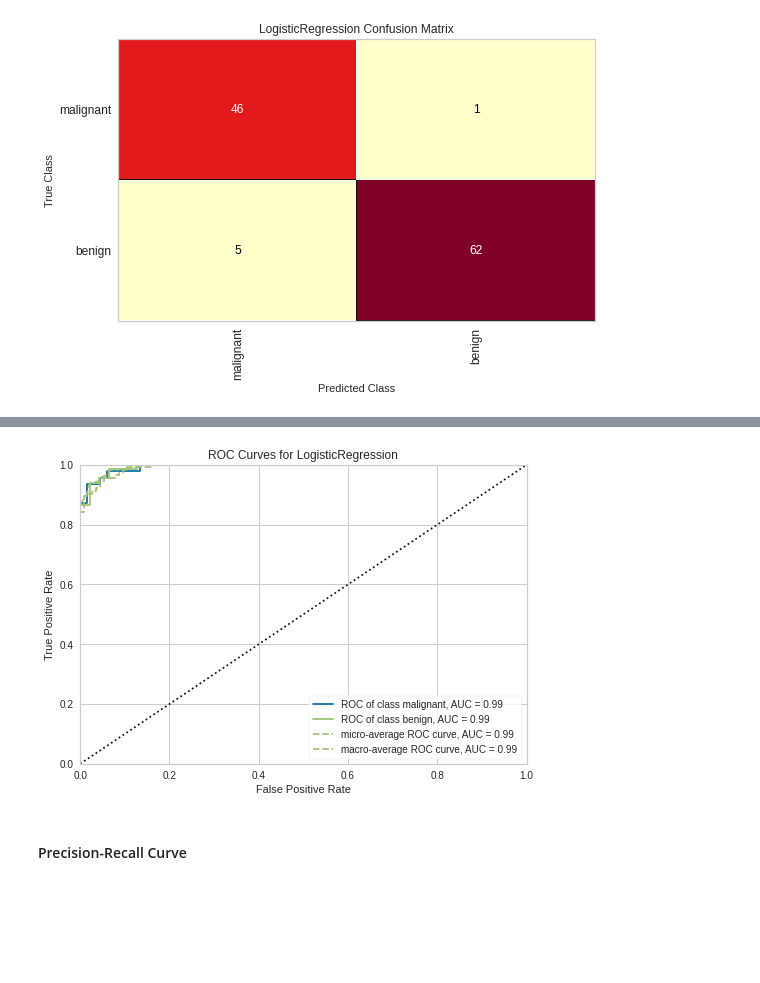
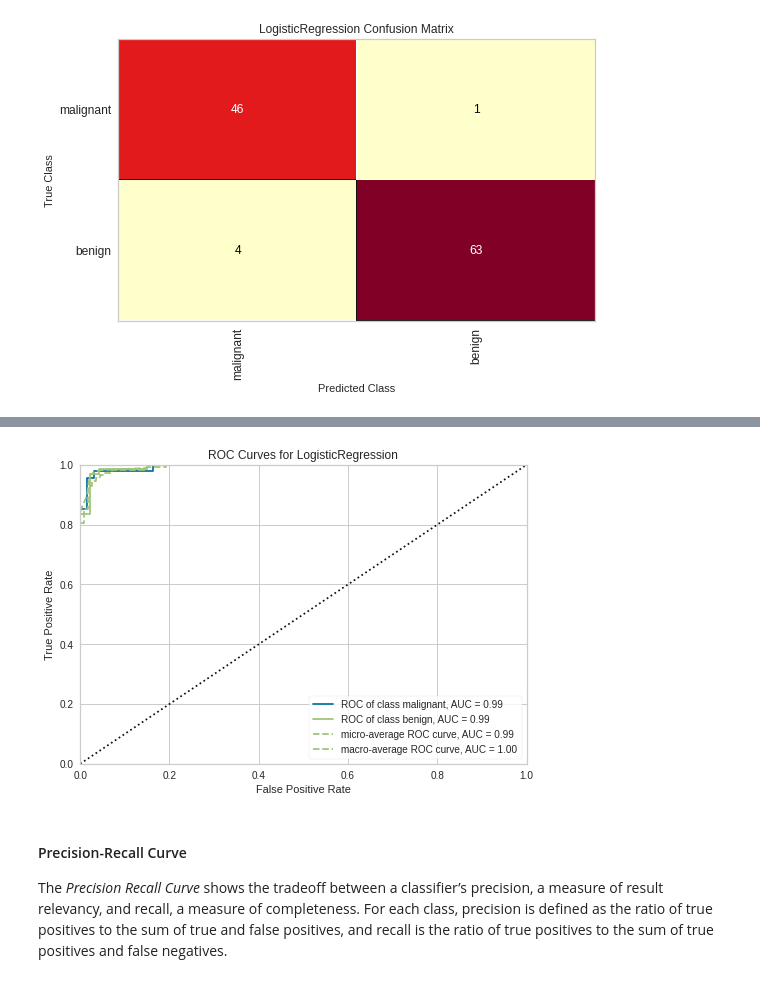
Before and after one commit to jonathanhild/notebooks, a Jupyter notebook: algo_ml_logregression.ipynb, the cells around one changed output, grey strips where cells are left out. Saved outputs shown, nothing was run; the diff lists cells and outputs as text; code cells hidden in the pictures; blank space fills up the shorter version.

```diff
--- a/algo_ml_logregression.ipynb
+++ b/algo_ml_logregression.ipynb
@@ -146,7 +142,7 @@ Breast cancer wisconsin (diagnostic) dataset
 cancer = pd.DataFrame(data['data'], columns=data['feature_names'])
 cancer = pd.concat([cancer, pd.Series(data['target'], name='diagnosis')], axis=1)
 # %%
-cancer['diagnosis'] = cancer['diagnosis'].map({0:'malignant',1:'benign'}).astype('category')
+target_map = {0:'malignant', 1:'benign'}
 # %%
 cancer.head()
 # %% [output]
@@ -217,4 +215,4 @@ from sklearn.linear_model import LogisticRegression
 # %%
-logit = LogisticRegression(max_iter=5000) #default max_iter was too low
+logit = LogisticRegression(solver='liblinear', max_iter=5000) #default max_iter was too low
 logit.fit(X_train, y_train)
 # %% [output]
@@ -310,5 +288,5 @@ weighted avg       0.95      0.95      0.95       114
 # %%
-viz = ybc.ClassificationReport(logit, classes=classes, support=True)
+viz = ybc.ClassificationReport(logit, is_fitted=True, encoder=target_map, support=True)
 viz.fit(X_train, y_train)
 viz.score(X_test, y_test)
 viz.show()
@@ -325,5 +310,5 @@ array([[46,  1],
 # %%
-viz = ybc.ConfusionMatrix(logit, classes=classes)
+viz = ybc.ConfusionMatrix(logit, is_fitted=True, encoder=target_map)
 viz.fit(X_train, y_train)
 viz.score(X_test, y_test)
 viz.show()
@@ -335,11 +326,13 @@ plt.show()
 # %%
-viz = ybc.ROCAUC(logit, classes=classes)
+viz = ybc.ROCAUC(logit, is_fitted=True, encoder=target_map)
 viz.fit(X_train, y_train)
 viz.score(X_test, y_test)
 viz.show()
 plt.show()
 # %% [output]
-[figure, old version]
+[figure, new version]
-# %% [markdown]
-#### Precision-Recall Curve
+# %% [markdown]
+#### Precision-Recall Curve
+
+The *Precision Recall Curve* shows the tradeoff between a classifier’s precision, a measure of result relevancy, and recall, a measure of completeness. For each class, precision is defined as the ratio of true positives to the sum of true and false positives, and recall is the ratio of true positives to the sum of true positives and false negatives.
 # %%
```
Also changed, not shown: parts of 25 cells of this notebook.
